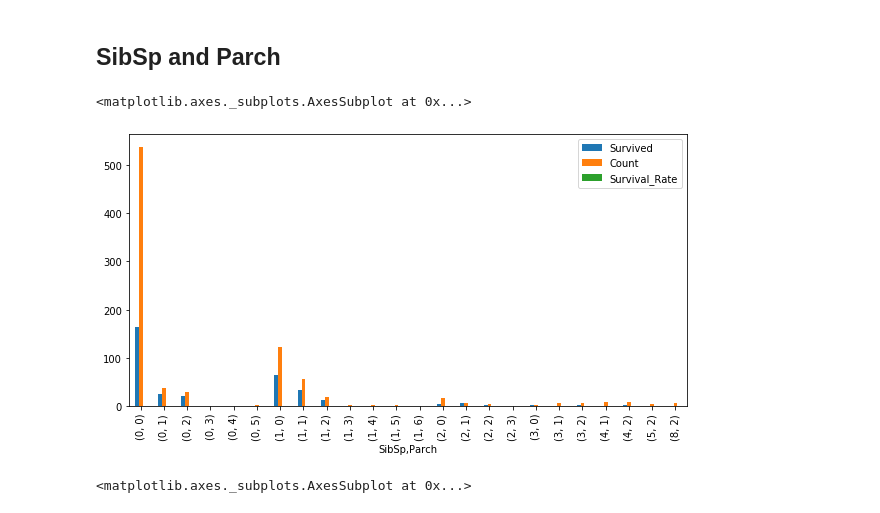
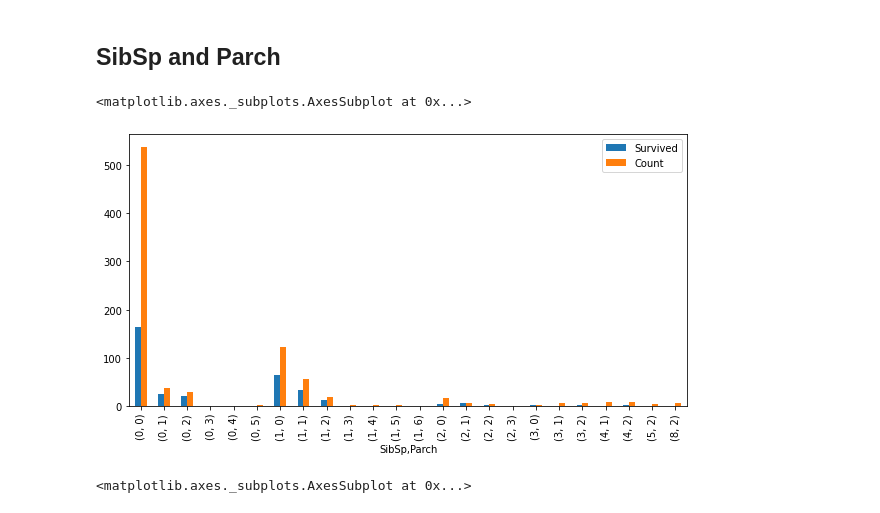
Before and after one commit to predora005/kaggle-practice, a Jupyter notebook: titanic/titanic.ipynb, the cells around one changed output. Cells and saved outputs as stored; diff of their text form; code cells hidden in the pictures.

```diff
--- a/titanic/titanic.ipynb
+++ b/titanic/titanic.ipynb
@@ -335,15 +336,15 @@ grid.add_legend()
 # %%
 sibsp_parch_group = train_data.groupby(['SibSp', 'Parch'])
 survived = sibsp_parch_group['Survived'].sum()
 count = sibsp_parch_group['Survived'].count()
 
 sibsp_parch_count = pd.DataFrame(index=survived.index)
 sibsp_parch_count['Survived'] = survived
 sibsp_parch_count['Count'] = count
-sibsp_parch_data.plot.bar(figsize=(10, 5))
+sibsp_parch_count.plot.bar(figsize=(10, 5))
 # %% [output]
 <matplotlib.axes._subplots.AxesSubplot at 0x...>
-[figure, old version]
+[figure, new version]
 # %%
 sibsp_parch_rate = pd.DataFrame(index=survived.index)
 sibsp_parch_rate['Survival_Rate'] = survived / count
```
Also changed, not shown: parts of 17 cells of this notebook.
